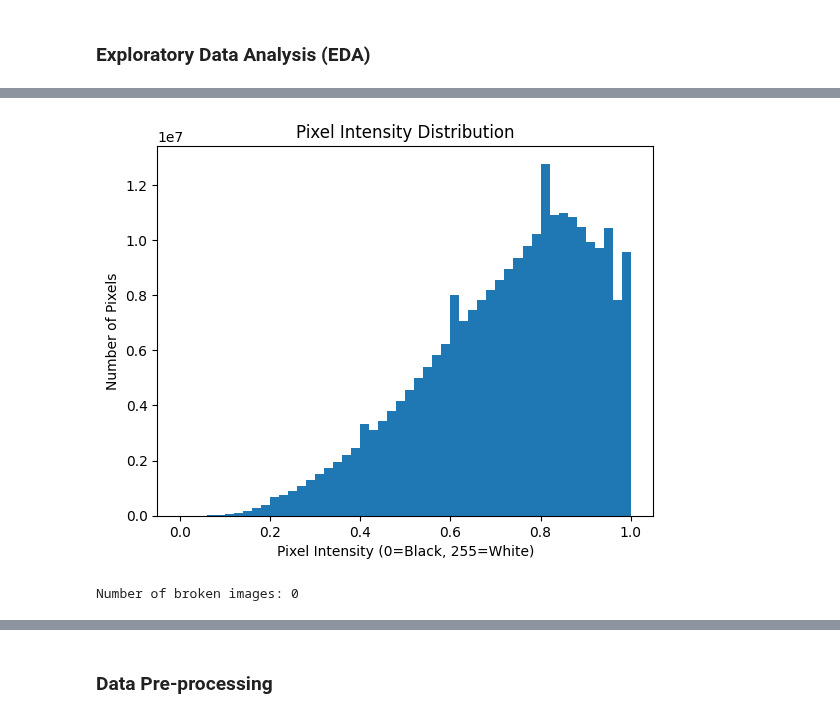
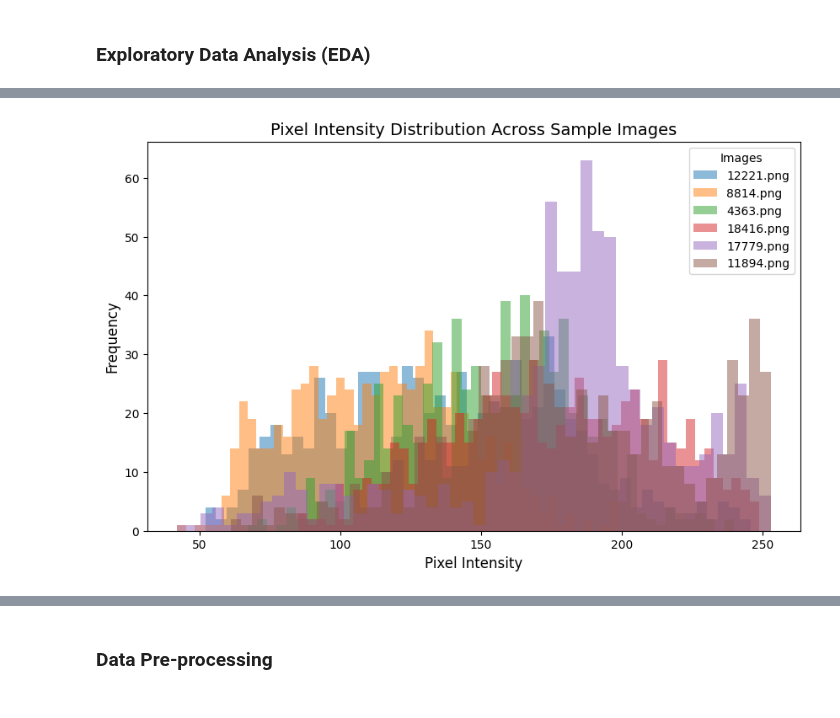
Before and after one commit to sheikhmunim/cml_assignment2, a Jupyter notebook: assignment_2.ipynb, the cells around one changed output, grey strips where cells are left out. Drawn from its saved outputs; the diff is of its cells as text; code cells hidden in the pictures.

```diff
--- a/assignment_2.ipynb
+++ b/assignment_2.ipynb
@@ -76,0 +33,5 @@ class ColonCancerPatchServer:
+# %%
+#navigating to folder containing colon cell histopathology images
+image_folder = 'Image_classification_data\patch_images'
+images = os.listdir(image_folder)
+print(f"Total images: {len(images)}")
@@ -77,11 +98,7 @@ class ColonCancerPatchServer:
 # %% [markdown]
 ### Exploratory Data Analysis (EDA)
 # %%
-#initializing the server
-server = ColonCancerPatchServer(main_data_path="Image_classification_data\data_labels_mainData.csv",
-                                extra_data_path="Image_classification_data\data_labels_extraData.csv",
-                                image_folder="Image_classification_data\patch_images")
-#fetching a single sample
-img, cancer_label, cell_type = server.get_sample(0)
-print(img.shape, cancer_label, cell_type)
+#fetching the dimensions of the data
+print(labels_main.shape)
+print(labels_main.describe())
 # %% [output]
@@ -146,22 +199,30 @@ plt.show()
 # %%
-#plotting pixel intensity distribution across cell images
-X, y = server.get_data_split()
-plt.hist(X.ravel(), bins=50)
-plt.title('Pixel Intensity Distribution')
-plt.xlabel('Pixel Intensity (0=Black, 255=White)')
-plt.ylabel('Number of Pixels')
-plt.show()
+#function to calculate pixel intensity distribution for grayscale images
+def plot_pixel_intensity_distribution(images, title="Pixel Intensity Distribution"):
+    plt.figure(figsize=(10, 6))
+    for idx, (img_name, img) in enumerate(images.items()):
+        #convert image to grayscale
+        img_gray = img.convert("L")  # Convert image to grayscale
+        img_array = np.array(img_gray)  # Convert image to numpy array
+        #flatten the image array to 1D and plot the histogram of pixel intensities
+        plt.hist(img_array.flatten(), bins=50, alpha=0.5, label=img_name)
+    #adding title and labels
+    plt.title(title, fontsize=14)
+    plt.xlabel('Pixel Intensity', fontsize=12)
+    plt.ylabel('Frequency', fontsize=12)
+    plt.legend(title="Images", loc='upper right')
+    plt.show()
+#plotting the pixel intensity distribution for a few sample images (for cancerous and non-cancerous images)
+sample_cancerous_images = cancerous_cells.sample(3)
+sample_non_cancerous_images = non_cancerous_cells.sample(3)
+#combine the selected images into one dictionary (for visualization)
+sample_images = {}
+for idx, row in sample_cancerous_images.iterrows():
+    sample_images[row['ImageName']] = row['Image']
+for idx, row in sample_non_cancerous_images.iterrows():
+    sample_images[row['ImageName']] = row['Image']
+#plotting the intensity distribution
+plot_pixel_intensity_distribution(sample_images, title="Pixel Intensity Distribution Across Sample Images")
 # %% [output]
-[figure, old version]
+[figure, new version]
-# %%
-#checking for any images that have not loaded onto server
-broken_images = []
-for idx, path in enumerate(server.data["ImagePath"]):
-    try:
-        img = Image.open(path)
-    except:
-        broken_images.append(path)
-print(f"Number of broken images: {len(broken_images)}")
-# %% [output]
-Number of broken images: 0
 # %%
```
Also changed, not shown: parts of 17 cells of this notebook.
